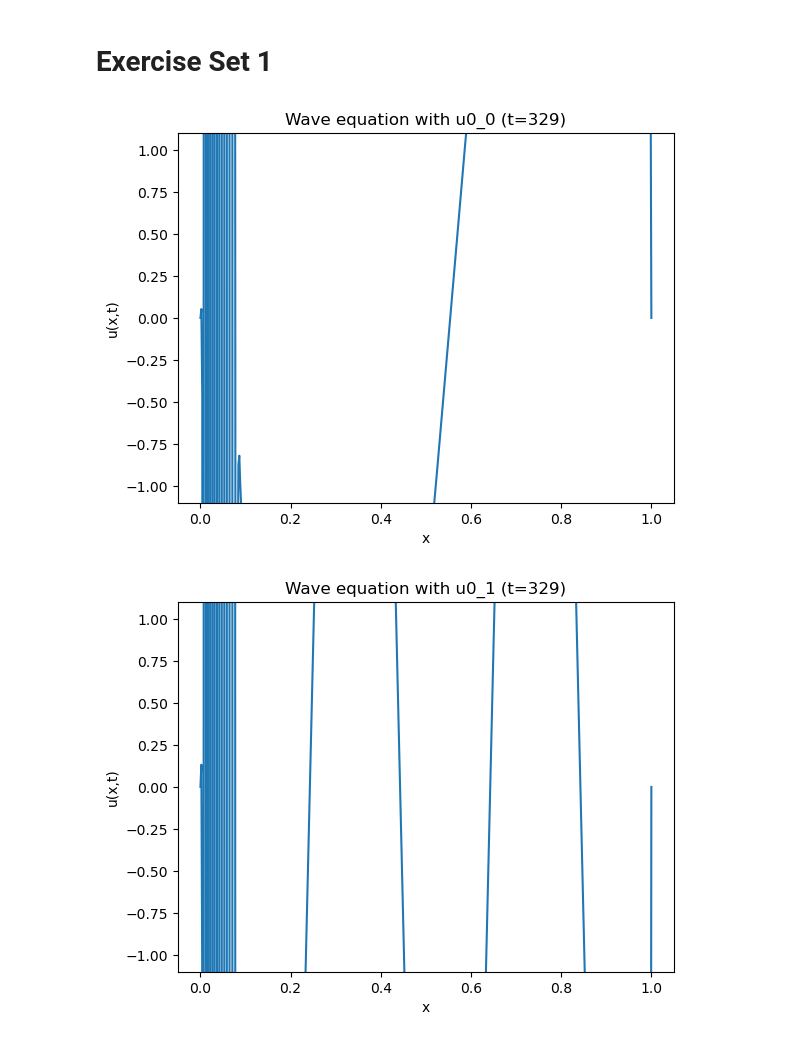
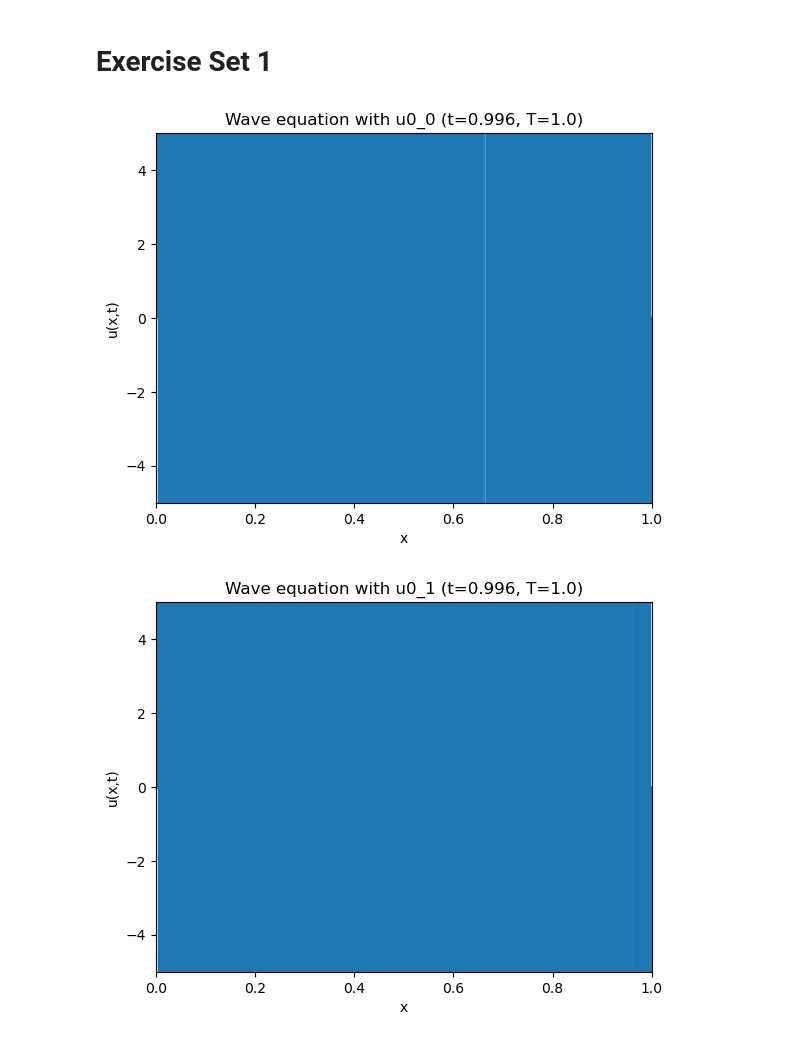
Before and after one commit to jonas4climate/modelling-natural-processes, a Jupyter notebook: ex1.ipynb, the cells around one changed output. Saved outputs shown, nothing was run; the diff lists cells and outputs as text; code cells hidden in the pictures.

```diff
--- a/ex1.ipynb
+++ b/ex1.ipynb
@@ -3,10 +10,4 @@
 # %%
-# Solve the wave equation using the finite difference method
-
-import numpy as np
-import matplotlib.pyplot as plt
-import matplotlib.animation as animation
-
 def simulate_wave_equation(u0, L=1.0, c=1.0, T=1.0, Nx=100, Nt=100):
     dx = L/Nx
     dt = T/Nt
@@ -14,46 +15,48 @@ def simulate_wave_equation(u0, L=1.0, c=1.0, T=1.0, Nx=100, Nt=100):
     # u(x,t)
     u = np.zeros((Nx, Nt))
 
-    # Physical boundaries at x=0 and x=L
-    u[0,:] = 0
-    u[-1,:] = 0
 
     # Initial conditions
     x = np.linspace(0, L, Nx)
     u[:,0] = u0(x)
 
+    # Physical boundaries at x=0 and x=L
+    u[0,:] = 0
+    u[-1,:] = 0
+
     # Stepping through time
     for x in range(1, Nx-1):
-        for t in range(0, Nt-1):
-            u[x, t+1] = c**2 * dt**2/dx**2 * (u[x+1, t] + u[x-1, t] - 2*u[x, t]) - u[x, t-1] + 2*u[x, t]
+        for t in range(1, Nt-1):
+            u[x, t] = c**2 * dt**2/dx**2 * (u[x+1, t-1] + u[x-1, t-1] - 2*u[x, t-1]) - u[x, t-2] + 2*u[x, t-1]
 
     return u
 
-def animate_wave_equation(u, title, L=1.0, fps=30, duration=10):
+def animate_wave_equation(u, title, L=1.0, T=1.0):
     fig, ax = plt.subplots()
     x = np.linspace(0, L, u.shape[0])
+    plt.xlim(0, L)
+    plt.ylim(-5, 5)
     plt.xlabel('x')
     plt.ylabel('u(x,t)')
     line, = ax.plot(x, u[:,0])
 
     def animate(i):
         line.set_ydata(u[:,i])
-        plt.title(title + f' (t={i})')
+        plt.title(title + f' (t={i/u.shape[1]*T:.3f}, T={T})')
         return line,
 
-    anim = animation.FuncAnimation(fig, animate, frames=1000//fps * duration, blit=True, interval=1000//fps, repeat=True)
-    anim.save(f'{title.strip().replace(" ", "_")}.mp4', writer='ffmpeg')
-    plt.show()
+    anim = animation.FuncAnimation(fig, animate, frames=u.shape[1]-1, blit=True, interval=1000//(u.shape[1]/5), repeat=True)
+    anim.save(f'media/{title.strip().replace(" ", "_")}.mp4', writer='ffmpeg')
 
 u0s = [
     lambda x: np.sin(2*np.pi*x),
     lambda x: np.sin(5*np.pi*x),
     lambda x: np.where((0.2 < x) & (x < 0.4), np.sin(5*np.pi*x), 0)
 ]
 
 for i, u0 in enumerate(u0s):
-    u = simulate_wave_equation(u0, Nx=500, Nt=1_000, T=0.3)
+    u = simulate_wave_equation(u0, Nx=500, Nt=500, T=1.0)
     animate_wave_equation(u, title=f'Wave equation with u0_{i}')
 # %% [output]
-[figure, old version]
+[figure, new version]
-[figure, old version]
+[figure, new version]
```
Also changed, not shown: parts of 3 cells of this notebook.
